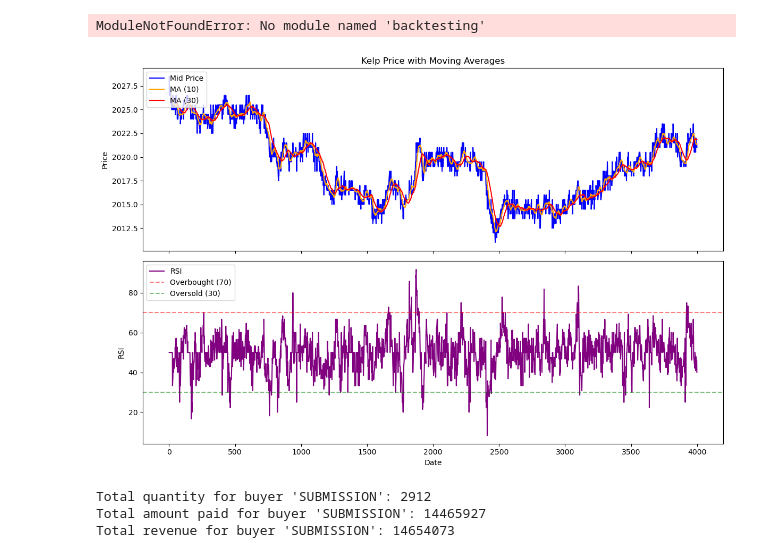
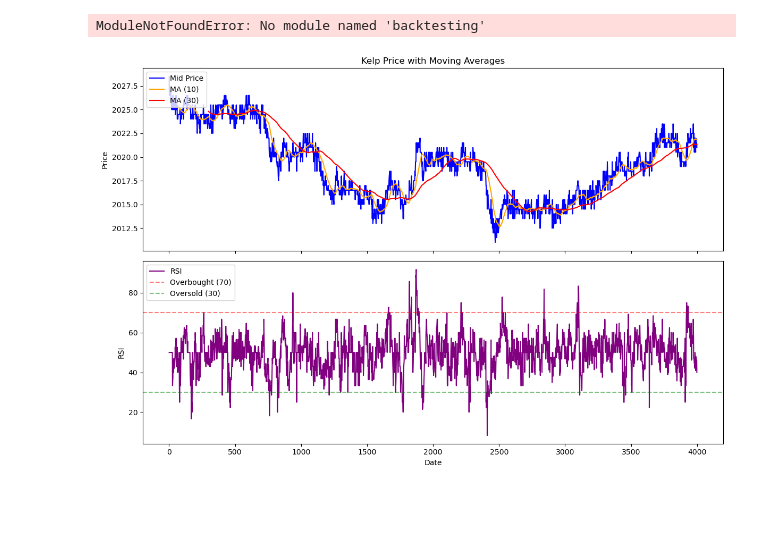
Before and after one commit to UlrichVestuche/IMC-Prosperity-3, a Jupyter notebook: Tutorial/data.ipynb, the cells around one changed output. Saved outputs shown, nothing was run; the diff lists cells and outputs as text; code cells hidden in the pictures; blank space fills up the shorter version.

Commit message:
Fixed kelp

```diff
--- a/Tutorial/data.ipynb
+++ b/Tutorial/data.ipynb
@@ -158,36 +158,36 @@ ModuleNotFoundError: No module named 'backtesting'
 # %%
 import matplotlib.pyplot as plt
 
 # --- Create moving averages (fast and slow) using mid_price ---
-df_kelp['MA_fast'] = df_kelp['mid_price'].rolling(window=10).mean()
-df_kelp['MA_slow'] = df_kelp['mid_price'].rolling(window=30).mean()
+df_kelp['MA_fast'] = df_kelp['mid_price'].rolling(window=30).mean()
+df_kelp['MA_slow'] = df_kelp['mid_price'].rolling(window=150).mean()
 
 # --- Compute RSI (using mid_price instead of Close, period=14) ---
 df_kelp['RSI'] = compute_rsi(df_kelp['mid_price'].values, 14)
 
 # --- Plotting ---
 fig, (ax1, ax2) = plt.subplots(2, 1, figsize=(12, 8), sharex=True)
 
 # Top subplot: mid_price and moving averages
 ax1.plot(df_kelp.index, df_kelp['mid_price'], label='Mid Price', color='blue')
 ax1.plot(df_kelp.index, df_kelp['MA_fast'], label='MA (10)', color='orange')
 ax1.plot(df_kelp.index, df_kelp['MA_slow'], label='MA (30)', color='red')
 ax1.set_ylabel('Price')
 ax1.set_title('Kelp Price with Moving Averages')
 ax1.legend(loc='upper left')
 
 # Bottom subplot: RSI
 ax2.plot(df_kelp.index, df_kelp['RSI'], label='RSI', color='purple')
 ax2.axhline(70, color='red', linestyle='--', alpha=0.5, label='Overbought (70)')
 ax2.axhline(30, color='green', linestyle='--', alpha=0.5, label='Oversold (30)')
 ax2.set_ylabel('RSI')
 ax2.set_xlabel('Date')
 ax2.legend(loc='upper left')
 
 plt.tight_layout()
 plt.show()
 # %% [output]
-[figure, old version]
+[figure, new version]
 # %%
 import json
 
@@ -222,20 +222,8 @@ total_quantity = 0
 total_paid = 0
 quantities = []
 for item in data:
-    # if item.get("") == "SUBMISSION":
-    quantity = item.get("quantity", 0)
-    quantities.append(quantity)
-    price = item.get("price", 0)
-    total_quantity += quantity
-    total_paid += price * quantity
-
-
-print("Total quantity for buyer 'SUBMISSION':", total_quantity)
-print("Total amount paid for buyer 'SUBMISSION':", total_paid)
-print("Total revenue for buyer 'SUBMISSION':", total_quantity * 10000- total_paid )
+    if item.get("symbol") == "RAINFOREST_RESIN":
+        quantity = item.get("quantity", 0)
+        quantities.append(quantity)
-# %% [output]
-Total quantity for buyer 'SUBMISSION': 2912
-Total amount paid for buyer 'SUBMISSION': 14465927
-Total revenue for buyer 'SUBMISSION': 14654073
 # %%
 plt.figure(figsize=(10, 6))
```
Also changed, not shown: parts of 3 cells of this notebook, 1 other file.
